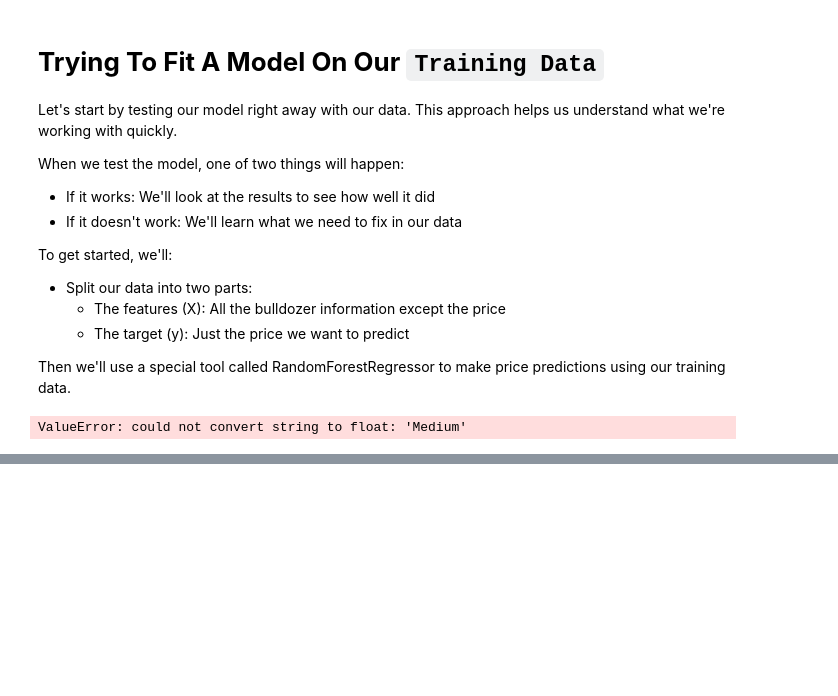
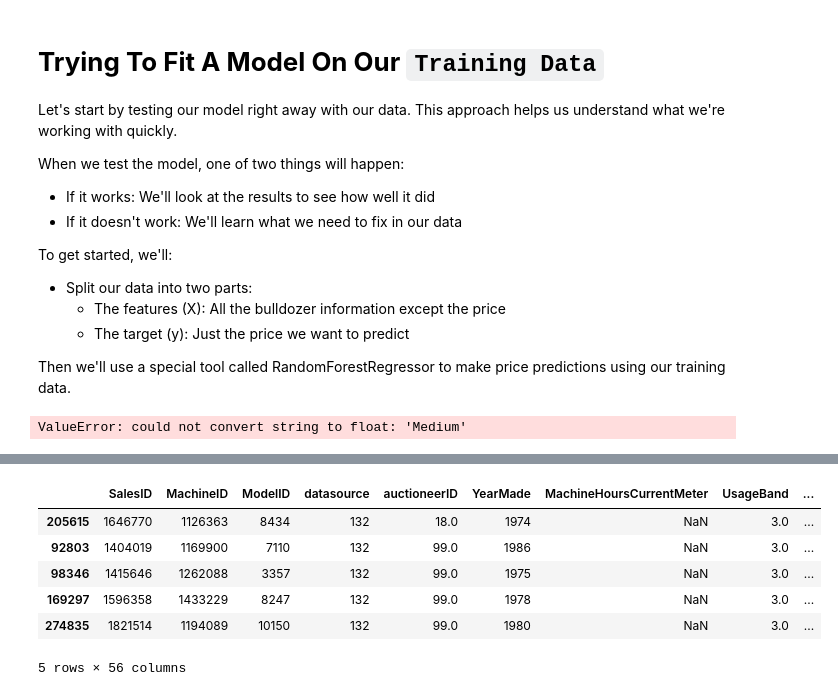
Before and after one commit to Blignaut24/About-BulldozerPriceGenius-_BPG-_v2, a Jupyter notebook: jupyter_notebooks/05_model_training_and_evaluation.ipynb, the cells around one changed output, grey strips where cells are left out. Drawn from its saved outputs; the diff is of its cells as text; code cells hidden in the pictures; blank space fills up the shorter version.

```diff
--- a/jupyter_notebooks/05_model_training_and_evaluation.ipynb
+++ b/jupyter_notebooks/05_model_training_and_evaluation.ipynb
@@ -558,0 +588,7 @@ ValueError: could not convert string to float: 'Medium'
+# %%
+# Define numerical and categorical features
+numerical_features = [label for label, content in X_train.items() if pd.api.types.is_numeric_dtype(content)]
+categorical_features = [label for label, content in X_train.items() if not pd.api.types.is_numeric_dtype(content)]
+
+print(f"[INFO] Numeric features: {numerical_features}")
+print(f"[INFO] Categorical features: {categorical_features[:10]}...")
@@ -558,0 +613,16 @@ ValueError: could not convert string to float: 'Medium'
+# %%
+from sklearn.preprocessing import OrdinalEncoder
+
+# 1. Create an ordinal encoder (turns category items into numeric representation)
+ordinal_encoder = OrdinalEncoder(categories="auto",
+                                 handle_unknown="use_encoded_value",
+                                 unknown_value=np.nan,
+                                 encoded_missing_value=np.nan) # treat unknown categories as np.nan (or None)
+
+# 2. Fit and transform the categorical columns of X_train
+X_train_preprocessed = X_train.copy() # make copies of the oringal DataFrames so we can keep the original values in tact and view them later
+X_train_preprocessed[categorical_features] = ordinal_encoder.fit_transform(X_train_preprocessed[categorical_features].astype(str)) # OrdinalEncoder expects all values as the same type (e.g. string or numeric only)
+
+# 3. Transform the categorical columns of X_valid
+X_valid_preprocessed = X_valid.copy()
+X_valid_preprocessed[categorical_features] = ordinal_encoder.transform(X_valid_preprocessed[categorical_features].astype(str)) # only use `transform` on the validation data
@@ -558,0 +655,10 @@ ValueError: could not convert string to float: 'Medium'
+# %%
+X_train_preprocessed.head()
+# %% [output]
+|  | SalesID | MachineID | ModelID | datasource | auctioneerID | YearMade | MachineHoursCurrentMeter | UsageBand | ... |
+| 205615 | 1646770 | 1126363 | 8434 | 132 | 18.0 | 1974 | NaN | 3.0 | ... |
+| 92803 | 1404019 | 1169900 | 7110 | 132 | 99.0 | 1986 | NaN | 3.0 | ... |
+| 98346 | 1415646 | 1262088 | 3357 | 132 | 99.0 | 1975 | NaN | 3.0 | ... |
+| 169297 | 1596358 | 1433229 | 8247 | 132 | 99.0 | 1978 | NaN | 3.0 | ... |
+| 274835 | 1821514 | 1194089 | 10150 | 132 | 99.0 | 1980 | NaN | 3.0 | ... |
+5 rows × 56 columns
```
Also changed, not shown: parts of 16 cells of this notebook.
